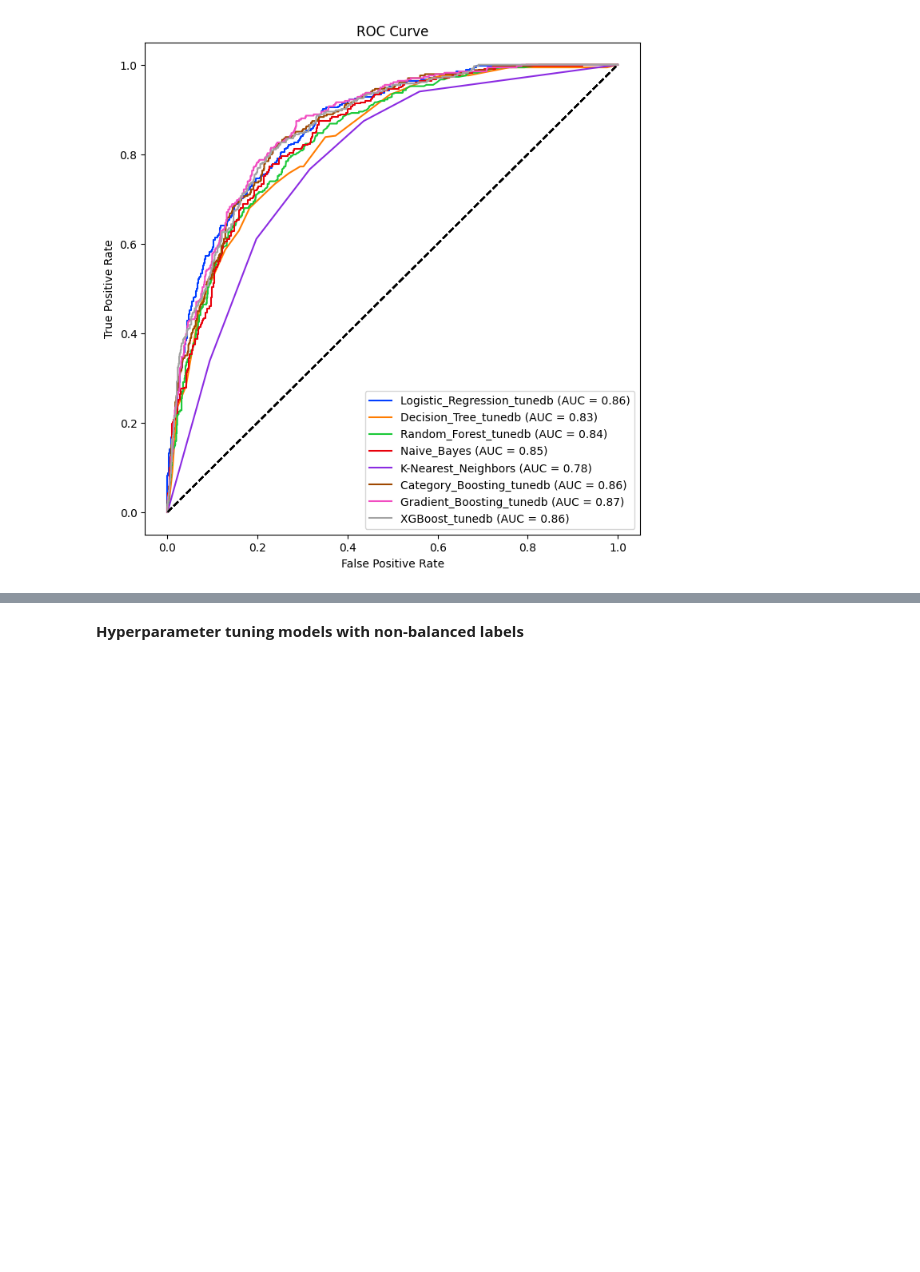
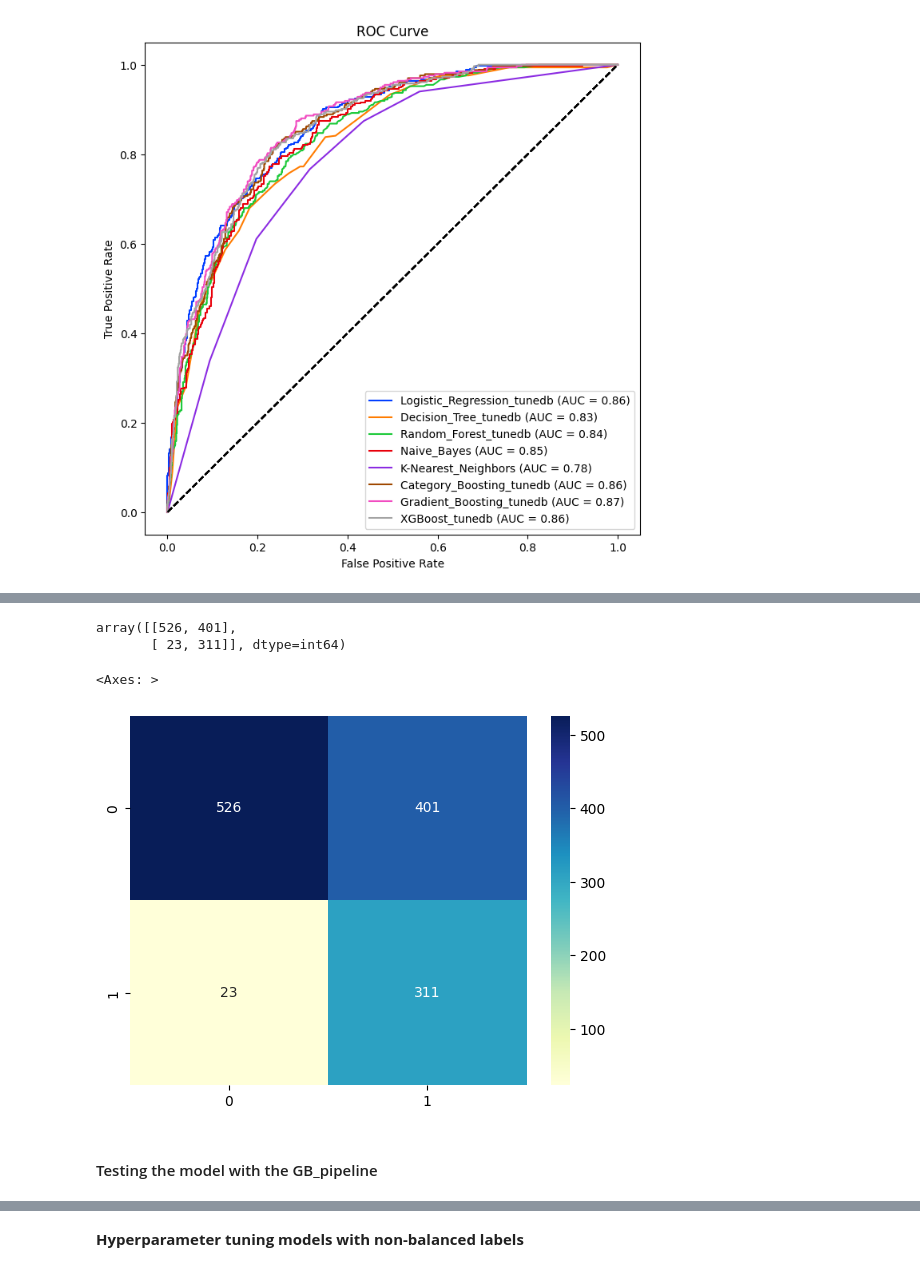
Before and after one commit to damzking/telco_churn-, a Jupyter notebook: LP2_telco_churn.ipynb, the cells around one changed output, grey strips where cells are left out. Drawn from its saved outputs; the diff is of its cells as text; code cells hidden in the pictures; blank space fills up the shorter version.

Commit message:
predicting with test data

```diff
--- a/LP2_telco_churn.ipynb
+++ b/LP2_telco_churn.ipynb
@@ -1765,0 +1786,3 @@ plt.show()
+# %%
+GBC_pipeline=all_pipelines_b['Gradient_Boosting_tunedb']
+GBC_pipeline
@@ -1765,0 +1810,16 @@ plt.show()
+# %%
+threshold = 0.172757
+y_pred_proba = GBC_pipeline.predict_proba(X_eval)[:, 1]
+
+binary_predictions = (y_pred_proba >= threshold).astype(int)
+threshold_matrix = confusion_matrix(y_eval_encode, binary_predictions)
+# %% [output]
+array([[526, 401],
+       [ 23, 311]], dtype=int64)
+# %%
+sns.heatmap(threshold_matrix, annot=True, fmt='d', cmap='YlGnBu')
+# %% [output]
+<Axes: >
+[figure, added]
+# %% [markdown]
+#### Testing the model with the GB_pipeline
```
Also changed, not shown: parts of 21 cells of this notebook, 1 other file.
